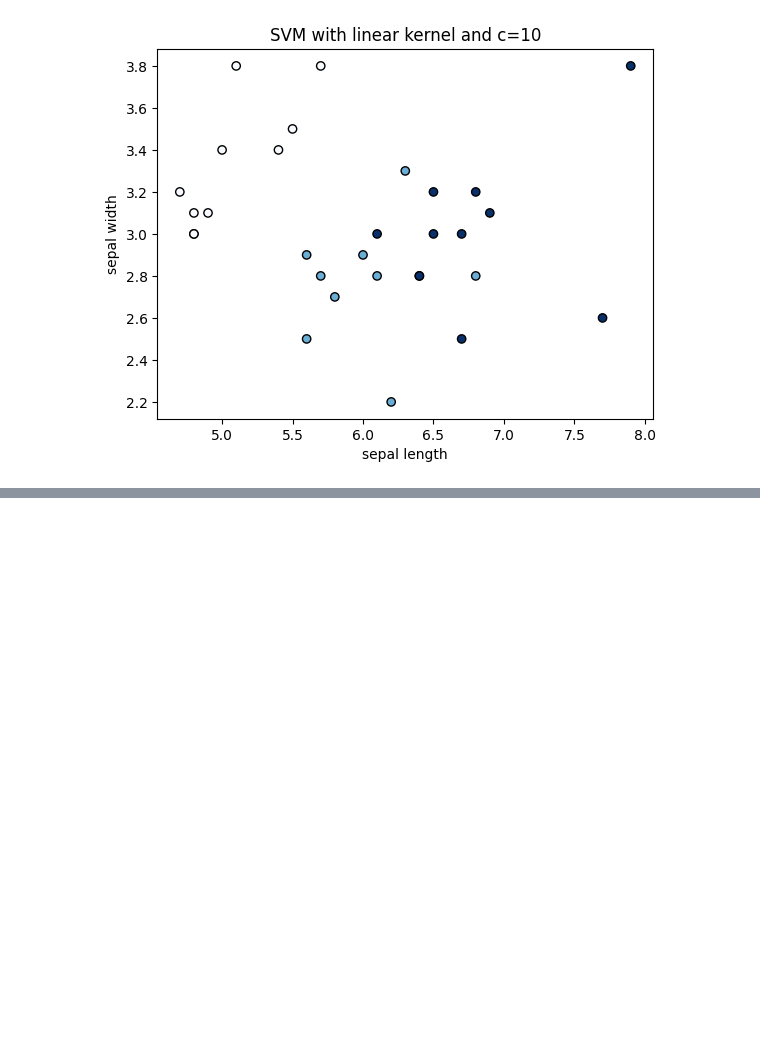
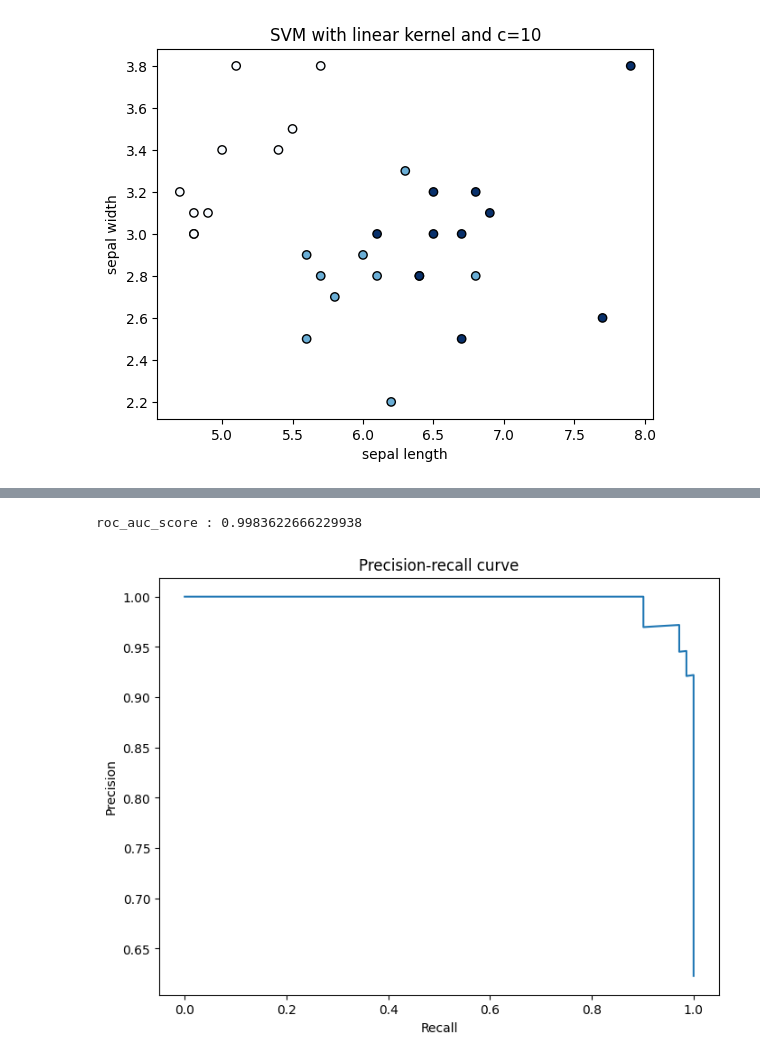
Before and after one commit to anjali10025/machine__learning, a Jupyter notebook: svm_NB.ipynb, the cells around one changed output, grey strips where cells are left out. Cells and saved outputs as stored; diff of their text form; code cells hidden in the pictures; blank space fills up the shorter version.

```diff
--- a/svm_NB.ipynb
+++ b/svm_NB.ipynb
@@ -211,0 +587,38 @@ print(encoded_df)
+# %%
+#Q:45
+from sklearn.datasets import load_breast_cancer
+from sklearn.model_selection import train_test_split
+from sklearn.naive_bayes import GaussianNB
+from sklearn.metrics import roc_auc_score
+
+X,y = load_breast_cancer(return_X_y=True)
+
+x_train,x_test,y_train,y_test = train_test_split(X,y,test_size=0.2,random_state=42)
+model = GaussianNB()
+model.fit(x_train,y_train)
+y_pred_prob = model.predict_proba(x_test)[:,1]
+roc_auc_score = roc_auc_score(y_test,y_pred_prob)
+print("roc_auc_score :",roc_auc_score)
+
+#Q:46
+from sklearn.datasets import load_breast_cancer
+from sklearn.model_selection import train_test_split
+from sklearn.svm import SVC
+from sklearn.metrics import precision_recall_curve,average_precision_score
+
+X,y = load_breast_cancer(return_X_y=True)
+x_train,x_test,y_train,y_test = train_test_split(X,y,test_size=0.2,random_state=42)
+model = SVC(kernel='rbf',probability=True)
+model.fit(x_train,y_train)
+y_pred = model.predict_proba(x_test)[:,1]
+ap_score = average_precision_score(y_test,y_pred)
+precision,recall,threshold = precision_recall_curve(y_test,y_pred)
+plt.figure(figsize=(8,6))
+plt.plot(recall,precision,label= "SVM (AP = %0.2f)" % ap_score )
+plt.xlabel("Recall")
+plt.ylabel("Precision")
+plt.title("Precision-recall curve")
+plt.show()
+# %% [output]
+roc_auc_score : 0.9983622666229938
+[figure, added]
```
Also changed, not shown: parts of 6 cells of this notebook.
